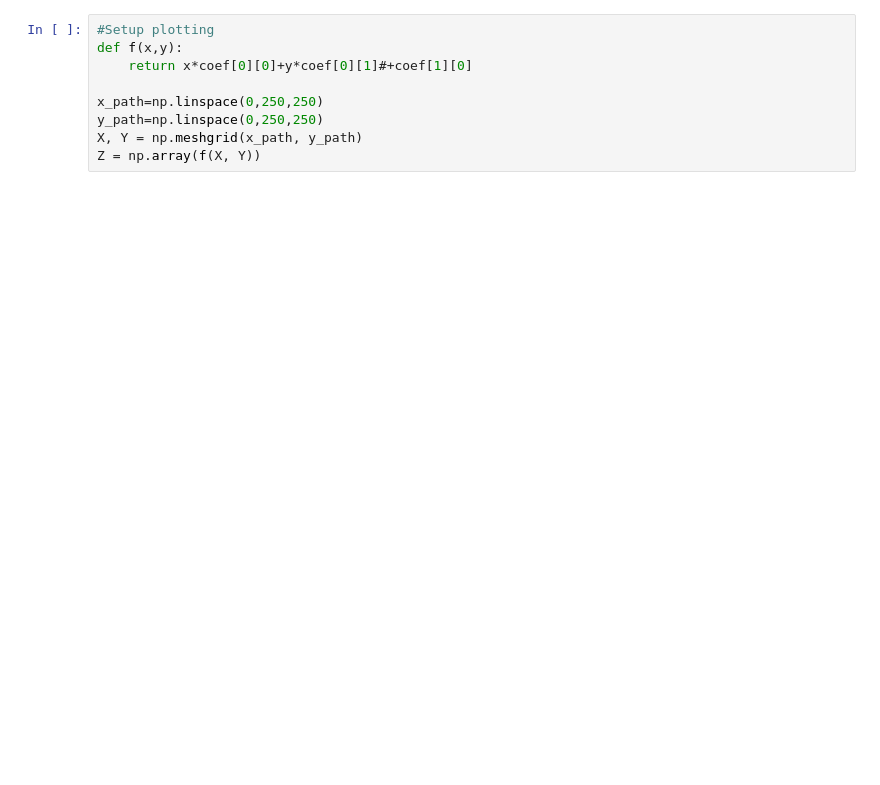
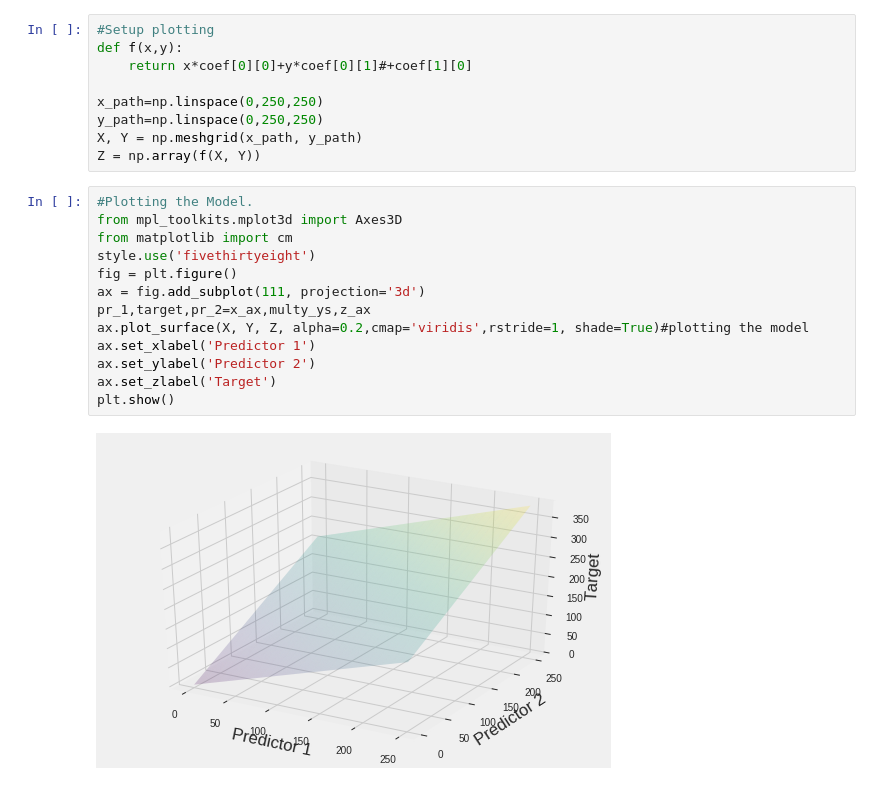
Before and after one commit to GioLomia/Machine_Learning_From_Scratch, a Jupyter notebook: Linear_Regression_from_Scratch.ipynb, the cells around one changed output. Cells and saved outputs as stored; diff of their text form; blank space fills up the shorter version.

```diff
--- a/Linear_Regression_from_Scratch.ipynb
+++ b/Linear_Regression_from_Scratch.ipynb
@@ -145,4 +145,19 @@ x_path=np.linspace(0,250,250)
 y_path=np.linspace(0,250,250)
 X, Y = np.meshgrid(x_path, y_path)
 Z = np.array(f(X, Y))
+# %%
+#Plotting the Model.
+from mpl_toolkits.mplot3d import Axes3D
+from matplotlib import cm
+style.use('fivethirtyeight')
+fig = plt.figure()
+ax = fig.add_subplot(111, projection='3d')
+pr_1,target,pr_2=x_ax,multy_ys,z_ax
+ax.plot_surface(X, Y, Z, alpha=0.2,cmap='viridis',rstride=1, shade=True)#plotting the model
+ax.set_xlabel('Predictor 1')
+ax.set_ylabel('Predictor 2')
+ax.set_zlabel('Target')
+plt.show()
+# %% [output]
+[figure, added]
 # %%
```
Also changed, not shown: parts of 4 cells of this notebook.
